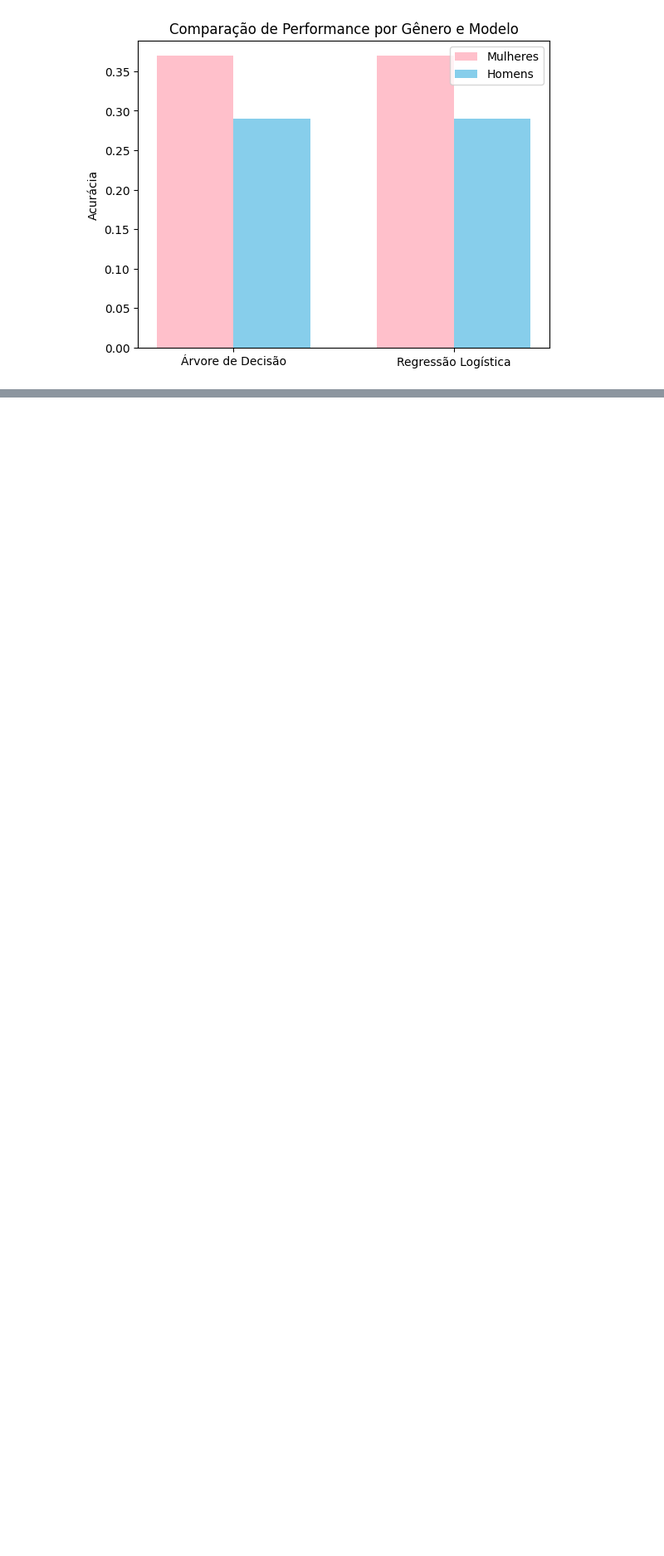
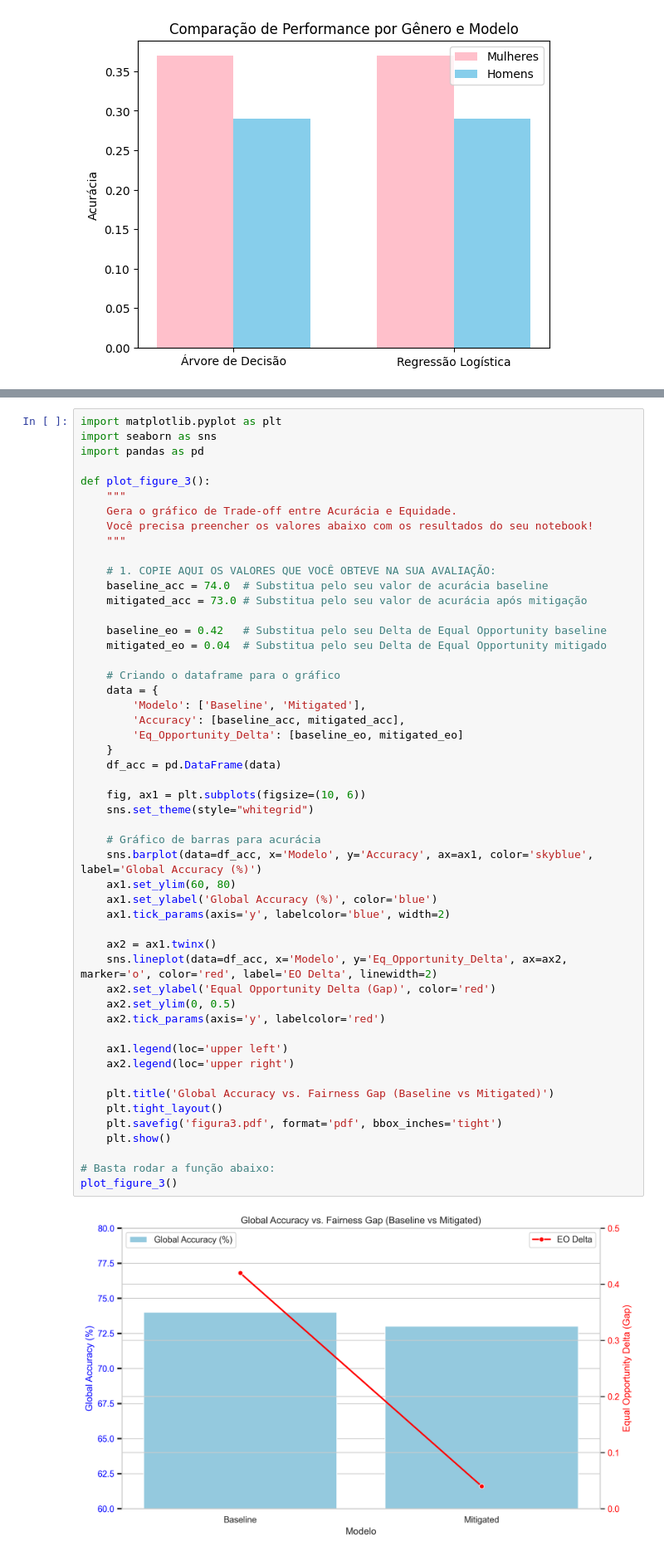
Before and after one commit to bocato-ana/Projeto-PPE, a Jupyter notebook: notebooks/treino_modelo.ipynb, the cells around one changed output, grey strips where cells are left out. Shown at 83% size. Drawn from its saved outputs; the diff is of its cells as text; blank space fills up the shorter version.

```diff
--- a/notebooks/treino_modelo.ipynb
+++ b/notebooks/treino_modelo.ipynb
@@ -598,0 +961,53 @@ Name: Salario_Num, dtype: float64
+# %%
+import matplotlib.pyplot as plt
+import seaborn as sns
+import pandas as pd
+
+def plot_figure_3():
+    """
+    Gera o gráfico de Trade-off entre Acurácia e Equidade.
+    Você precisa preencher os valores abaixo com os resultados do seu notebook!
+    """
+
+    # 1. COPIE AQUI OS VALORES QUE VOCÊ OBTEVE NA SUA AVALIAÇÃO:
+    baseline_acc = 74.0  # Substitua pelo seu valor de acurácia baseline
+    mitigated_acc = 73.0 # Substitua pelo seu valor de acurácia após mitigação
+
+    baseline_eo = 0.42   # Substitua pelo seu Delta de Equal Opportunity baseline
+    mitigated_eo = 0.04  # Substitua pelo seu Delta de Equal Opportunity mitigado
+
+    # Criando o dataframe para o gráfico
+    data = {
+        'Modelo': ['Baseline', 'Mitigated'],
+        'Accuracy': [baseline_acc, mitigated_acc],
+        'Eq_Opportunity_Delta': [baseline_eo, mitigated_eo]
+    }
+    df_acc = pd.DataFrame(data)
+
+    fig, ax1 = plt.subplots(figsize=(10, 6))
+    sns.set_theme(style="whitegrid")
+
+    # Gráfico de barras para acurácia
+    sns.barplot(data=df_acc, x='Modelo', y='Accuracy', ax=ax1, color='skyblue', label='Global Accuracy (%)')
+    ax1.set_ylim(60, 80)
+    ax1.set_ylabel('Global Accuracy (%)', color='blue')
+    ax1.tick_params(axis='y', labelcolor='blue', width=2)
+
+    ax2 = ax1.twinx()
+    sns.lineplot(data=df_acc, x='Modelo', y='Eq_Opportunity_Delta', ax=ax2, marker='o', color='red', label='EO Delta', linewidth=2)
+    ax2.set_ylabel('Equal Opportunity Delta (Gap)', color='red')
+    ax2.set_ylim(0, 0.5)
+    ax2.tick_params(axis='y', labelcolor='red')
+
+    ax1.legend(loc='upper left')
+    ax2.legend(loc='upper right')
+
+    plt.title('Global Accuracy vs. Fairness Gap (Baseline vs Mitigated)')
+    plt.tight_layout()
+    plt.savefig('figura3.pdf', format='pdf', bbox_inches='tight')
+    plt.show()
+
+# Basta rodar a função abaixo:
+plot_figure_3()
+# %% [output]
+[figure, added]
```
Also changed, not shown: parts of 20 cells of this notebook, 11 other files.
